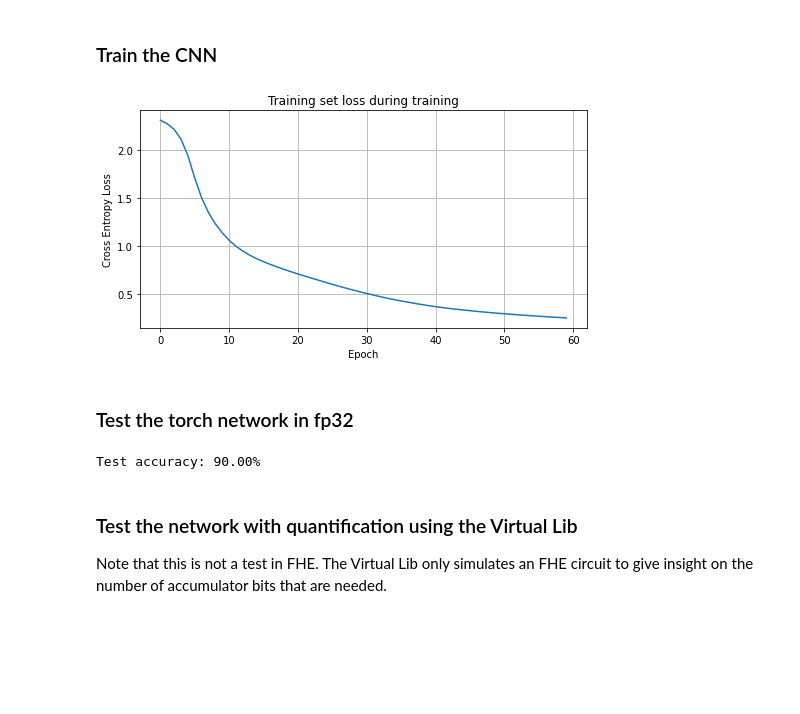
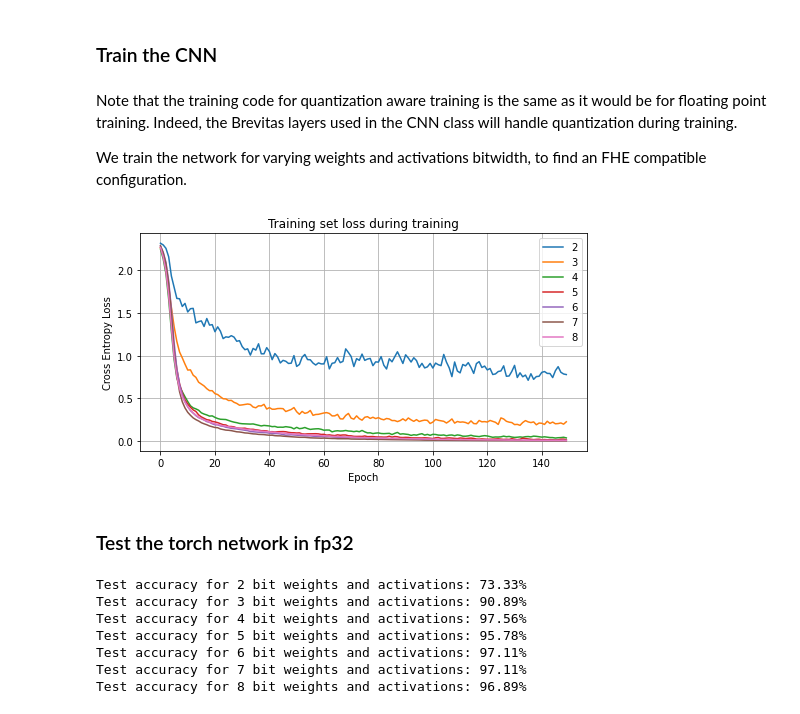
Before and after one commit to zama-ai/concrete-ml, a Jupyter notebook: docs/advanced_examples/ConvolutionalNeuralNetwork.ipynb, the cells around one changed output. Drawn from its saved outputs; the diff is of its cells as text; code cells hidden in the pictures; blank space fills up the shorter version.

```diff
--- a/docs/advanced_examples/ConvolutionalNeuralNetwork.ipynb
+++ b/docs/advanced_examples/ConvolutionalNeuralNetwork.ipynb
@@ -127,8 +148,15 @@ class TinyCNN(nn.Module):
         return x
 # %% [markdown]
 ### Train the CNN
+# %% [markdown]
+Note that the training code for quantization aware training is the same as it would be for
+floating point training. Indeed, the Brevitas layers used in the CNN class will handle
+quantization during training.
+
+We train the network for varying weights and activations bitwidth, to find an FHE compatible
+configuration.
 # %%
-torch.manual_seed(12538040293833290220)
+torch.manual_seed(42)
 
 
 def train_one_epoch(net, optimizer, train_loader):
@@ -142,46 +170,55 @@ def train_one_epoch(net, optimizer, train_loader):
         output = net(data)
         loss_net = loss(output, target.long())
         loss_net.backward()
         optimizer.step()
         avg_loss += loss_net.item()
 
     return avg_loss / len(train_loader)
 
 
 # Create the tiny CNN with 10 output classes
-net = TinyCNN(10)
-N_EPOCHS = 60
+N_EPOCHS = 150
 
 # Create a train data loader
 train_dataset = TensorDataset(torch.Tensor(x_train), torch.Tensor(y_train))
 train_dataloader = DataLoader(train_dataset, batch_size=64)
 
 # Create a test data loader to supply batches for network evaluation (test)
 test_dataset = TensorDataset(torch.Tensor(x_test), torch.Tensor(y_test))
 test_dataloader = DataLoader(test_dataset)
 
+nets = []
+bit_range = range(2, 9)
+
 # Train the network with Adam, output the test set accuracy every epoch
-optimizer = torch.optim.Adam(net.parameters())
 losses = []
-for _ in range(N_EPOCHS):
-    losses.append(train_one_epoch(net, optimizer, train_dataloader))
+for n_bits in bit_range:
+    net = TinyCNN(10, n_bits)
+    losses_bits = []
+    optimizer = torch.optim.Adam(net.parameters())
+    for _ in tqdm(range(N_EPOCHS), desc=f"Training with {n_bits} bit weights and activations"):
+        losses_bits.append(train_one_epoch(net, optimizer, train_dataloader))
+    losses.append(losses_bits)
 
-# Finally, disable pruning (sets the pruned weights to 0)
-net.toggle_pruning(False)
+    # Finally, disable pruning (sets the pruned weights to 0)
+    net.toggle_pruning(False)
+    nets.append(net)
 
 fig = plt.figure(figsize=(8, 4))
-plt.plot(losses)
+for losses_bits in losses:
+    plt.plot(losses_bits)
 plt.ylabel("Cross Entropy Loss")
 plt.xlabel("Epoch")
+plt.legend(list(map(str, bit_range)))
 plt.grid(True)
 plt.title("Training set loss during training")
 plt.show()
 # %% [output]
-[figure, old version]
+[figure, new version]
 # %% [markdown]
 ### Test the torch network in fp32
 # %%
-def test_torch(net, test_loader):
+def test_torch(net, n_bits, test_loader):
     """Test the network: measure accuracy on the test set."""
 
     # Freeze normalization layers
@@ -205,14 +242,19 @@ def test_torch(net, test_loader):
 
     # Print out the accuracy as a percentage
     n_correct = np.sum(all_targets == all_y_pred)
-    print(f"Test accuracy: {n_correct / len(test_loader) * 100:.2f}%")
+    print(
+        f"Test accuracy for {n_bits} bit weights and activations: "
+        f"{n_correct / len(test_loader) * 100:.2f}%"
+    )
 
 
-test_torch(net, test_dataloader)
+for idx, net in enumerate(nets):
+    test_torch(net, bit_range[idx], test_dataloader)
 # %% [output]
-Test accuracy: 90.00%
+Test accuracy for 2 bit weights and activations: 73.33%
+Test accuracy for 3 bit weights and activations: 90.89%
+Test accuracy for 4 bit weights and activations: 97.56%
+Test accuracy for 5 bit weights and activations: 95.78%
+Test accuracy for 6 bit weights and activations: 97.11%
+Test accuracy for 7 bit weights and activations: 97.11%
+Test accuracy for 8 bit weights and activations: 96.89%
-# %% [markdown]
-### Test the network with quantification using the Virtual Lib
-
-Note that this is not a test in FHE. The Virtual Lib only simulates an FHE circuit to give
-insight on the number of accumulator bits that are needed.
```
Also changed, not shown: parts of 17 cells of this notebook, 16 other files.
